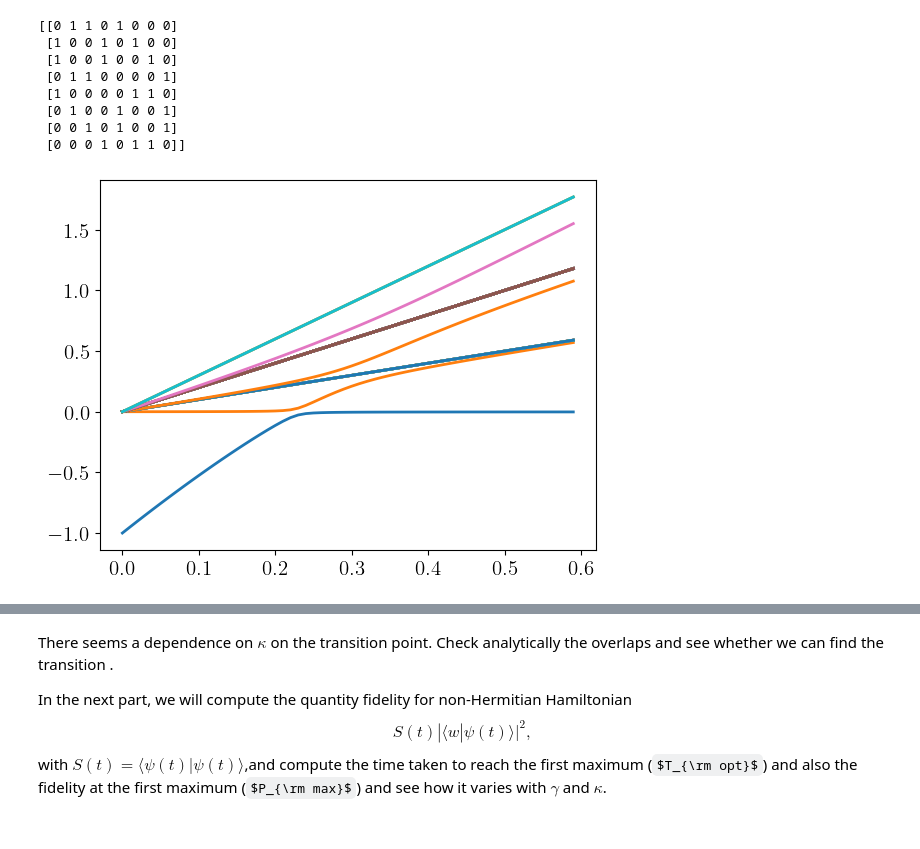
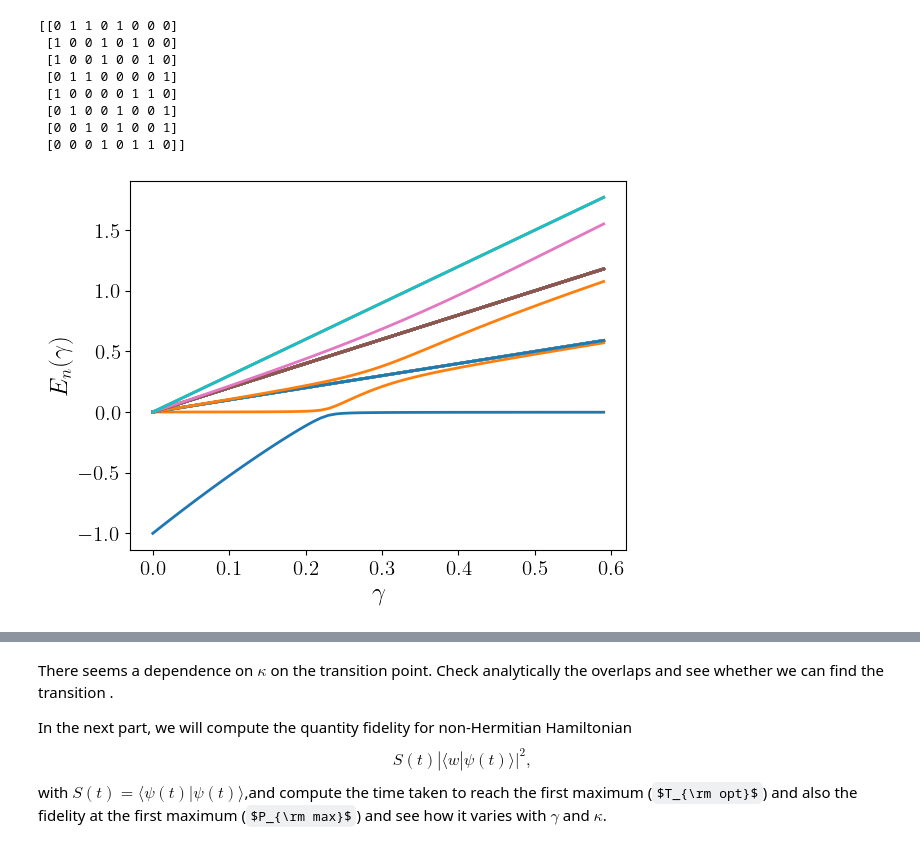
Before and after one commit to sayanr5834/non-Hermitian_QS, a Jupyter notebook: NH_quantum_walker.ipynb, the cells around one changed output, grey strips where cells are left out. Saved outputs shown, nothing was run; the diff lists cells and outputs as text; code cells hidden in the pictures; some formulas as TeX source.

```diff
--- a/NH_quantum_walker.ipynb
+++ b/NH_quantum_walker.ipynb
@@ -463,12 +480,19 @@ for i in range(len(gamma)):
     H = hypercube_hamiltonian(dim,gamma[i],w,kappa)
 
     #get the eigenvalue and right eigenstates
-    eigval[i],_ = np.linalg.eigh(H)
+    eig_val,_ = np.linalg.eigh(H)
+    eigval[i] = np.sort(eig_val)
+
+
 
     #get the eigenvalue and left eigenstates
     #eigval_2,_ = np.linalg.eig(np.transpose(H))
 # %%
 for i in range(len(gamma)):
     plt.plot(gamma,eigval[:,i])
+
+plt.xlabel(r'$\gamma$')
+plt.ylabel(r'$E_{n}(\gamma)$')
+plt.show()
 # %% [output]
-[figure, old version]
+[figure, new version]
```
Also changed, not shown: parts of 7 cells of this notebook.
